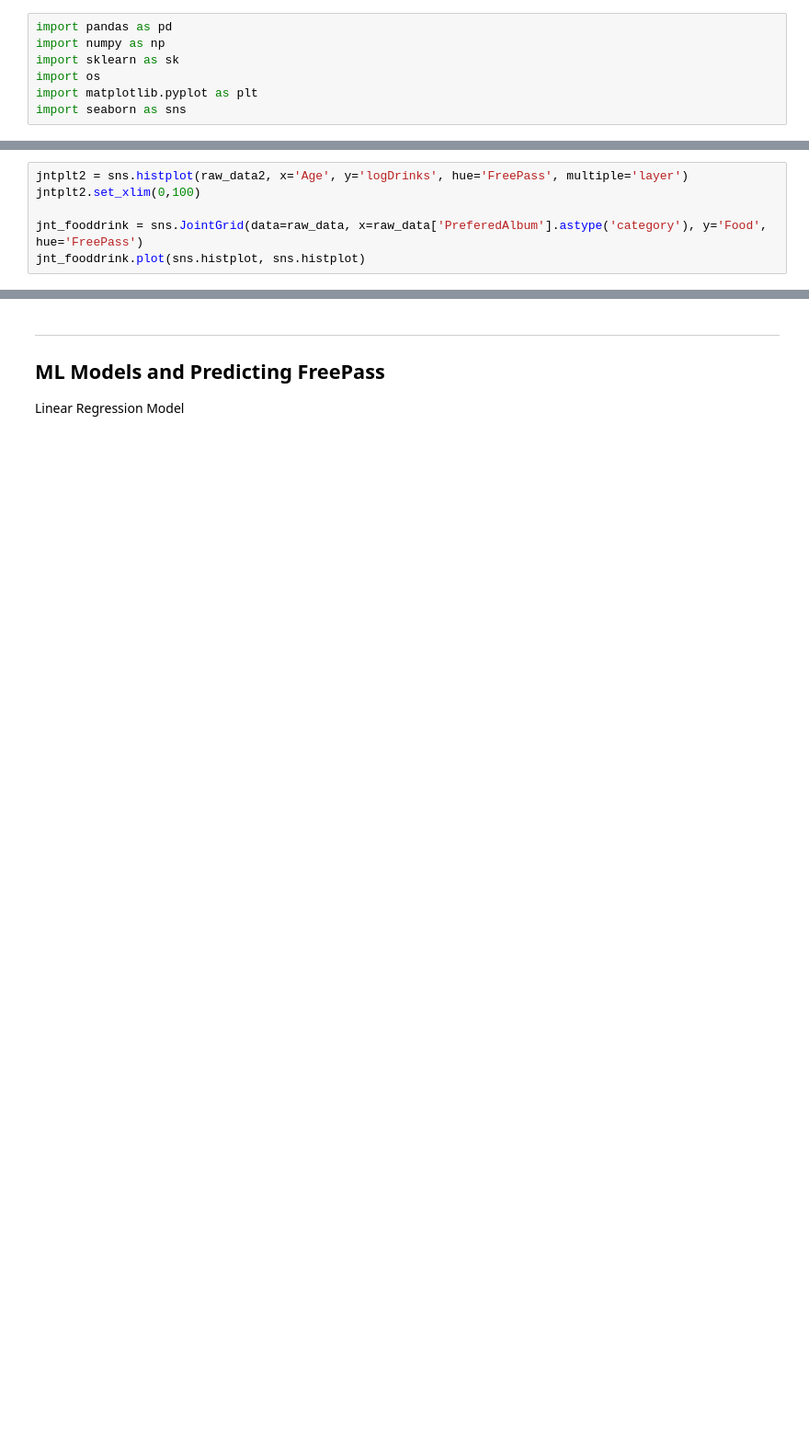
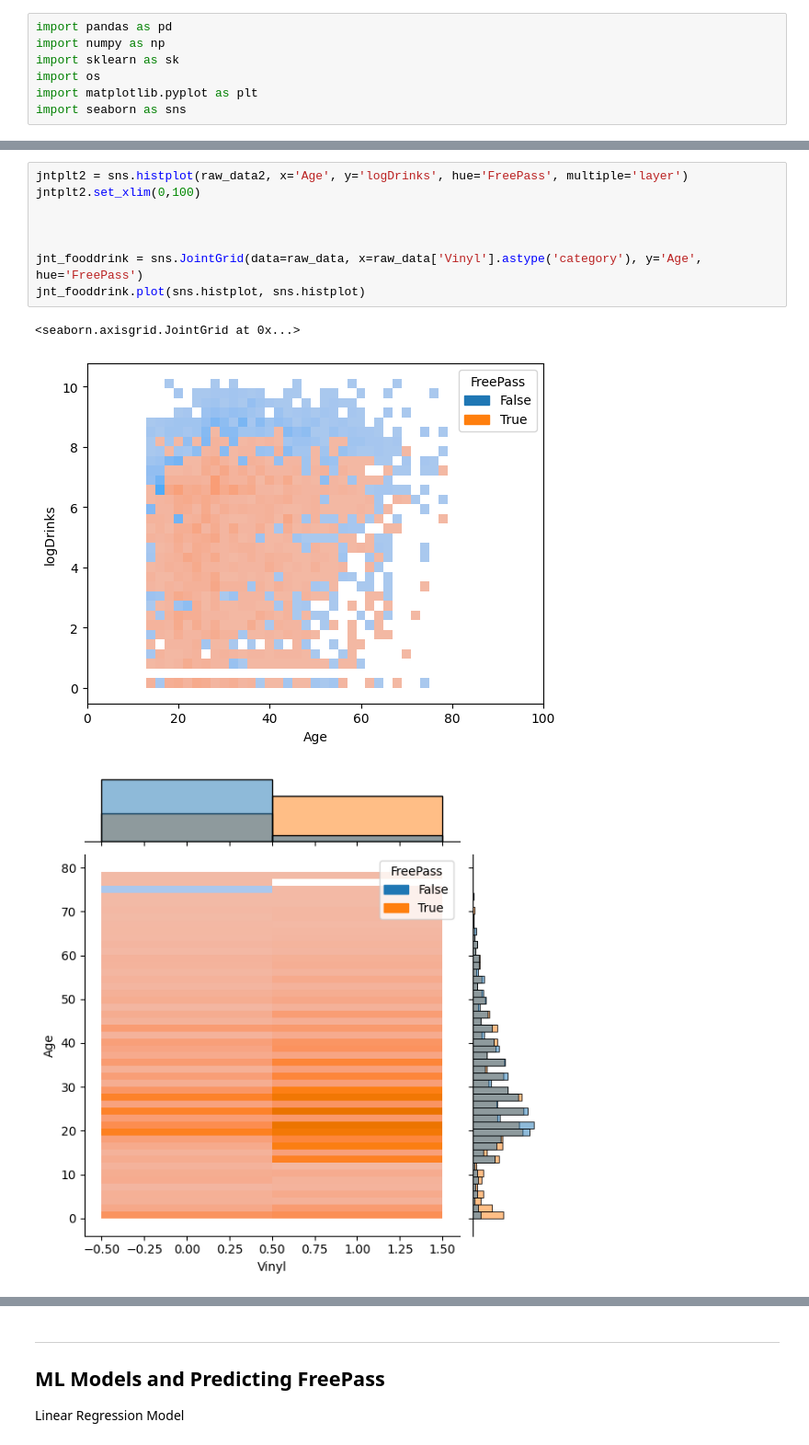
Before and after one commit to peter-clark/intro-to-ml, a Jupyter notebook: exploration.ipynb, the cells around one changed output, grey strips where cells are left out. Shown at 92% size. Drawn from its saved outputs; the diff is of its cells as text; blank space fills up the shorter version.

```diff
--- a/exploration.ipynb
+++ b/exploration.ipynb
@@ -50,9 +81,15 @@ corr_matrix
 # %%
 jntplt2 = sns.histplot(raw_data2, x='Age', y='logDrinks', hue='FreePass', multiple='layer')
 jntplt2.set_xlim(0,100)
 
-jnt_fooddrink = sns.JointGrid(data=raw_data, x=raw_data['PreferedAlbum'].astype('category'), y='Food', hue='FreePass')
+
+
+jnt_fooddrink = sns.JointGrid(data=raw_data, x=raw_data['Vinyl'].astype('category'), y='Age', hue='FreePass')
 jnt_fooddrink.plot(sns.histplot, sns.histplot)
+# %% [output]
+<seaborn.axisgrid.JointGrid at 0x...>
+[figure, added]
+[figure, added]
 # %%
 import re
 from nltk.corpus import stopwords
```
Also changed, not shown: parts of 22 cells of this notebook.
